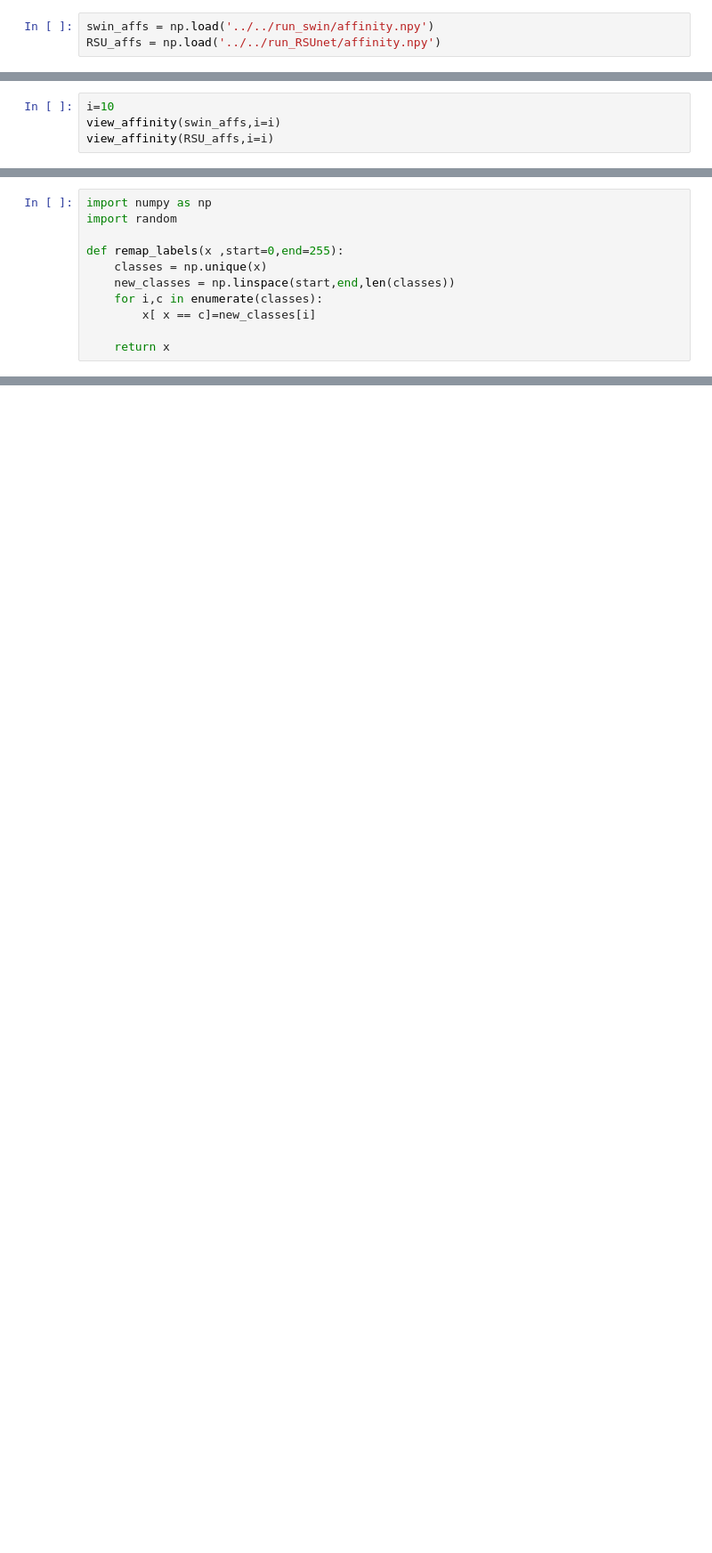
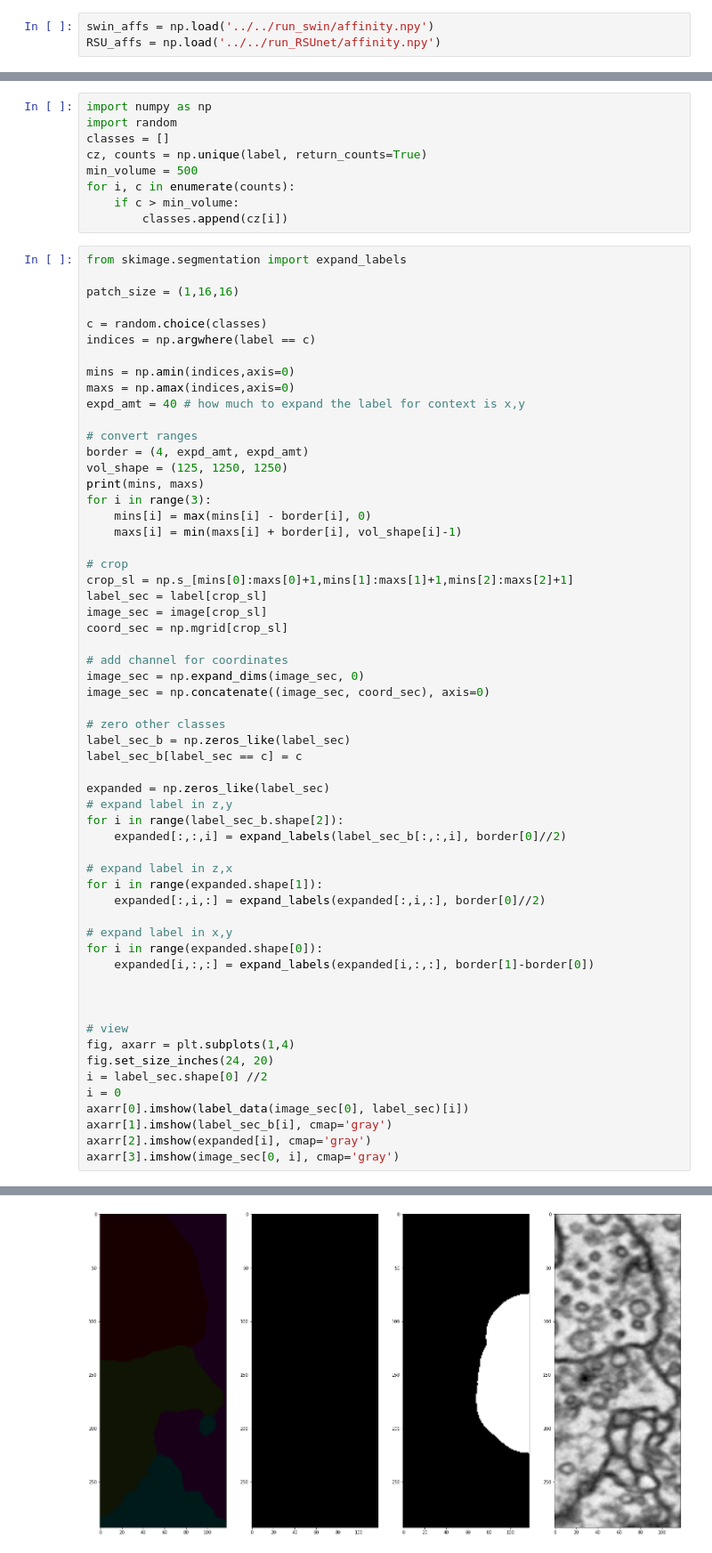
Before and after one commit to image-infomatics/neutorch, a Jupyter notebook: neutorch/notebooks/affinity_2_seg.ipynb, the cells around one changed output, grey strips where cells are left out. Shown at 89% size. Cells and saved outputs as stored; diff of their text form; blank space fills up the shorter version.

```diff
--- a/neutorch/notebooks/affinity_2_seg.ipynb
+++ b/neutorch/notebooks/affinity_2_seg.ipynb
@@ -254,4 +251,0 @@ loading from ../../data/sample_A_pad.hdf...
-# %%
-i=10
-view_affinity(swin_affs,i=i)
-view_affinity(RSU_affs,i=i)
@@ -270,11 +261,68 @@ plt.show()
 # %%
 import numpy as np
 import random
-
-def remap_labels(x ,start=0,end=255):
-    classes = np.unique(x)
-    new_classes = np.linspace(start,end,len(classes))
-    for i,c in enumerate(classes):
-        x[ x == c]=new_classes[i]
-
-    return x
+classes = []
+cz, counts = np.unique(label, return_counts=True)
+min_volume = 500
+for i, c in enumerate(counts):
+    if c > min_volume:
+        classes.append(cz[i])
+# %%
+from skimage.segmentation import expand_labels
+
+patch_size = (1,16,16)
+
+c = random.choice(classes)
+indices = np.argwhere(label == c)
+
+mins = np.amin(indices,axis=0)
+maxs = np.amax(indices,axis=0)
+expd_amt = 40 # how much to expand the label for context is x,y
+
+# convert ranges
+border = (4, expd_amt, expd_amt)
+vol_shape = (125, 1250, 1250)
+print(mins, maxs)
+for i in range(3):
+    mins[i] = max(mins[i] - border[i], 0)
+    maxs[i] = min(maxs[i] + border[i], vol_shape[i]-1)
+
+# crop
+crop_sl = np.s_[mins[0]:maxs[0]+1,mins[1]:maxs[1]+1,mins[2]:maxs[2]+1]
+label_sec = label[crop_sl]
+image_sec = image[crop_sl]
+coord_sec = np.mgrid[crop_sl]
+
+# add channel for coordinates
+image_sec = np.expand_dims(image_sec, 0)
+image_sec = np.concatenate((image_sec, coord_sec), axis=0)
+
+# zero other classes
+label_sec_b = np.zeros_like(label_sec)
+label_sec_b[label_sec == c] = c
+
+expanded = np.zeros_like(label_sec)
+# expand label in z,y
+for i in range(label_sec_b.shape[2]):
+    expanded[:,:,i] = expand_labels(label_sec_b[:,:,i], border[0]//2)
+
+# expand label in z,x
+for i in range(expanded.shape[1]):
+    expanded[:,i,:] = expand_labels(expanded[:,i,:], border[0]//2)
+
+# expand label in x,y
+for i in range(expanded.shape[0]):
+    expanded[i,:,:] = expand_labels(expanded[i,:,:], border[1]-border[0])
+
+
+
+# view
+fig, axarr = plt.subplots(1,4)
+fig.set_size_inches(24, 20)
+i = label_sec.shape[0] //2
+i = 0
+axarr[0].imshow(label_data(image_sec[0], label_sec)[i])
+axarr[1].imshow(label_sec_b[i], cmap='gray')
+axarr[2].imshow(expanded[i], cmap='gray')
+axarr[3].imshow(image_sec[0, i], cmap='gray')
+# %% [output]
@@ -280,0 +331 @@ def remap_labels(x ,start=0,end=255):
+[figure, added]
```
Also changed, not shown: parts of 15 cells of this notebook, 6 other files.
